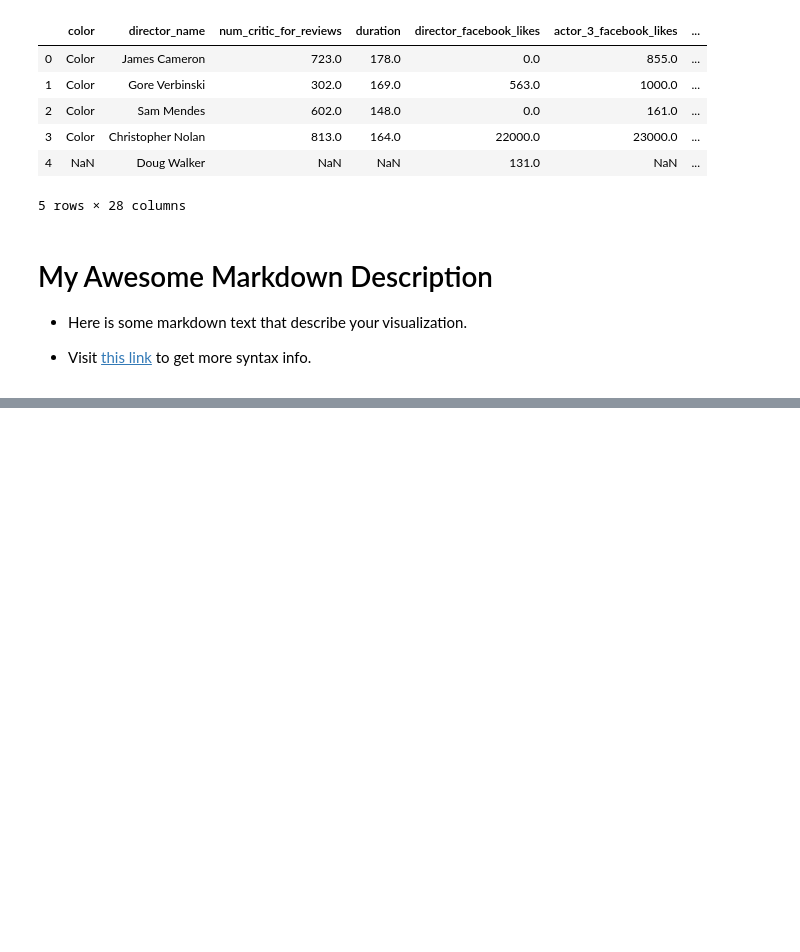
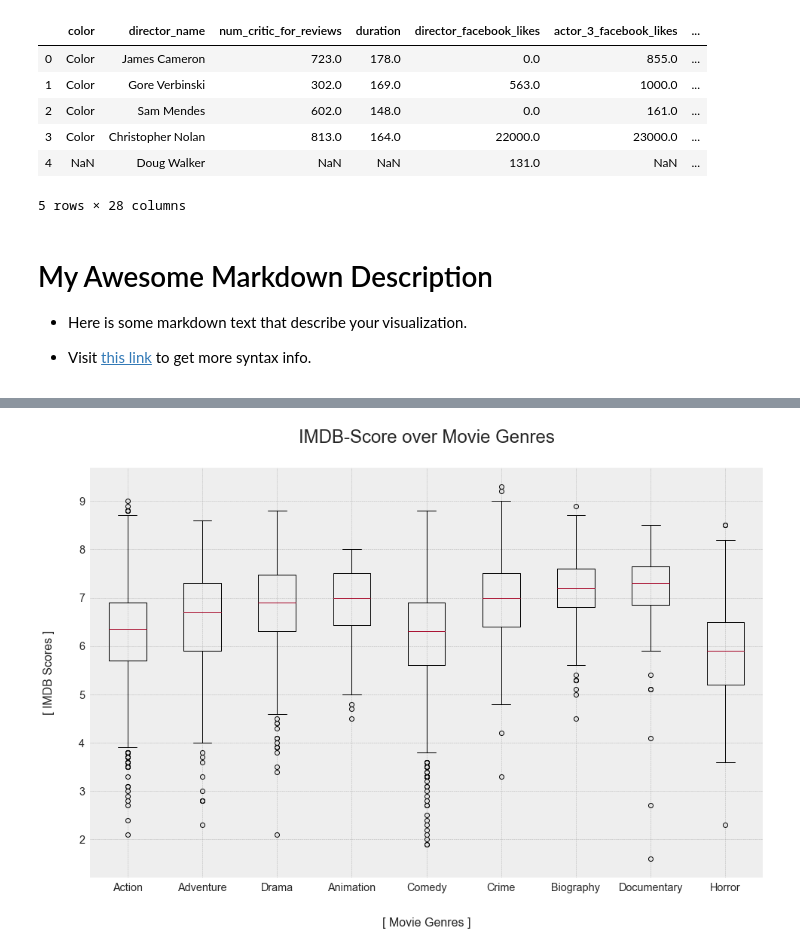
Before and after one commit to thitta/IS590DV-Group-Project, a Jupyter notebook: core.ipynb, the cells around one changed output, grey strips where cells are left out. Cells and saved outputs as stored; diff of their text form; code cells hidden in the pictures; blank space fills up the shorter version.

Commit message:
[ADD] add boxplot analysis

```diff
--- a/core.ipynb
+++ b/core.ipynb
@@ -48,0 +106,30 @@ df.head()
+# %%
+# ===== plot:IMDB-Score over Movie Genres  =====
+
+# import data
+genres_cln = genres_cln
+arrays_imdb_score = arrays_imdb_score
+
+# style
+PLT_STYLE = "bmh"
+RC_PARAMS = {
+    "figure.figsize" : (16,10),
+    "axes.labelsize" : 16,
+    "axes.titlesize" : 24,
+    "xtick.labelsize": 'x-large',
+    "ytick.labelsize": 'x-large'
+}
+plt.style.use(PLT_STYLE)
+plt.rcParams.update(RC_PARAMS)
+
+# meta data
+plt.title("IMDB-Score over Movie Genres",y=1.05)
+plt.xlabel("[ Movie Genres ]",labelpad=32)
+plt.ylabel("[ IMDB Scores ]",labelpad=32)
+
+# plot
+plt.boxplot(arrays_imdb_score)
+plt.xticks([v for v in range(1,len(genres_cln)+1)],genres_cln)
+plt.show()
+# %% [output]
+[figure, added]
```
Also changed, not shown: parts of 4 cells of this notebook, 1 other file.
